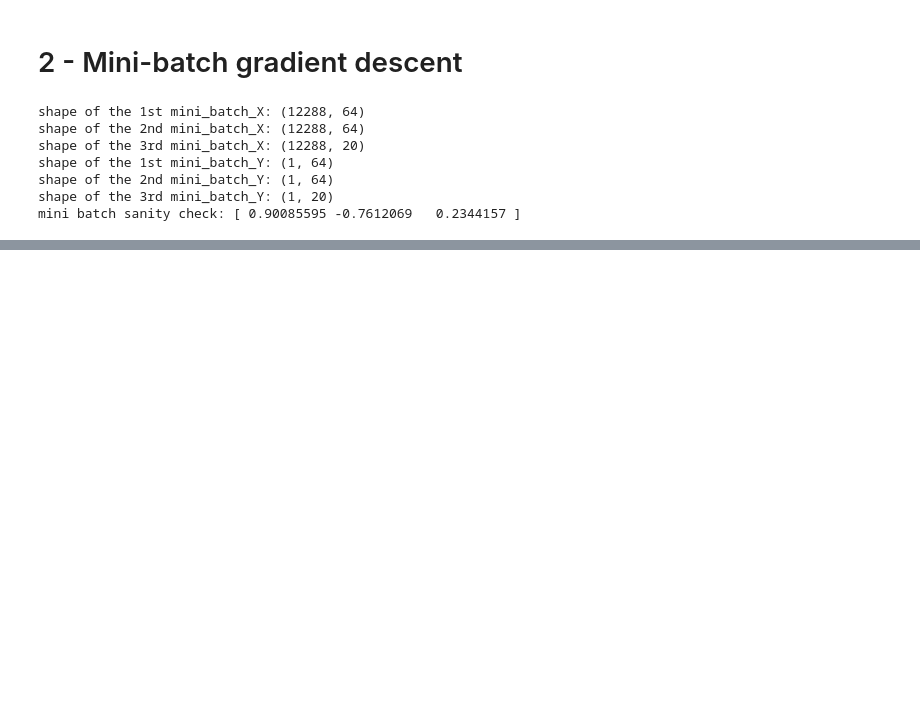
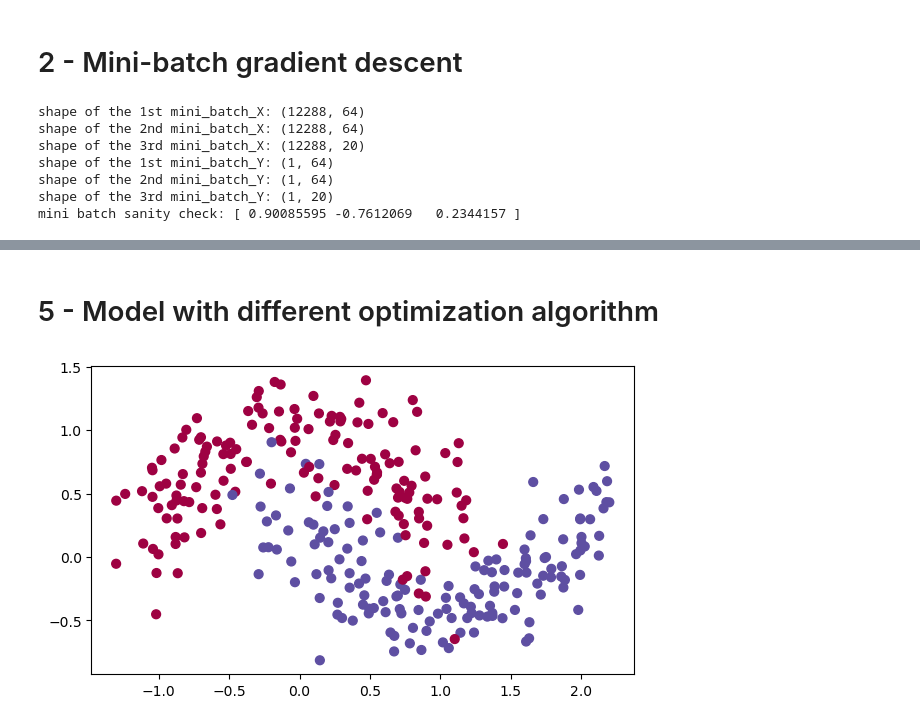
Before and after one commit to jianjiu-chen/DL_exercise, a Jupyter notebook: 2_Improve_Deep_Neural_Networks/week2_optimize/optimization_methods.ipynb, the cells around one changed output, grey strips where cells are left out. Saved outputs shown, nothing was run; the diff lists cells and outputs as text; code cells hidden in the pictures; blank space fills up the shorter version.

```diff
--- a/2_Improve_Deep_Neural_Networks/week2_optimize/optimization_methods.ipynb
+++ b/2_Improve_Deep_Neural_Networks/week2_optimize/optimization_methods.ipynb
@@ -141,0 +432,6 @@ mini_batches[0][0].shape
+# %% [markdown]
+# 5 - Model with different optimization algorithm
+# %%
+train_X, train_Y = load_dataset()
+# %% [output]
+[figure, added]
```
Also changed, not shown: parts of 18 cells of this notebook.
